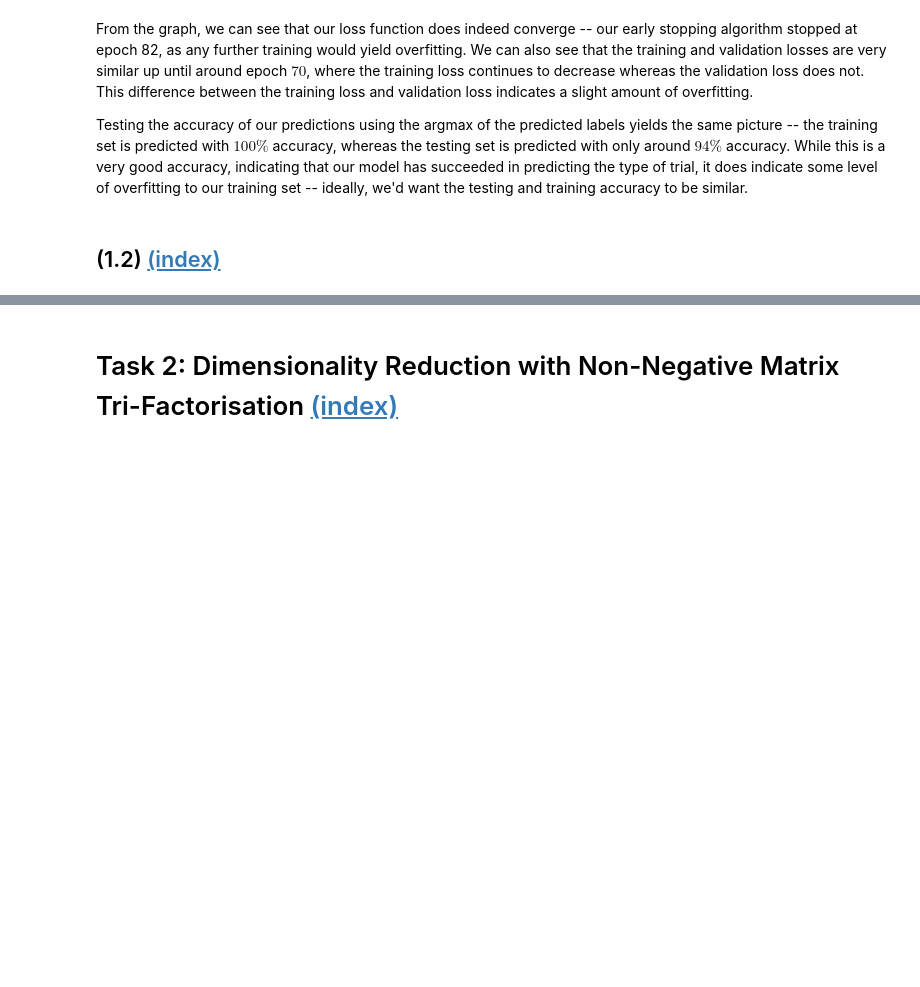
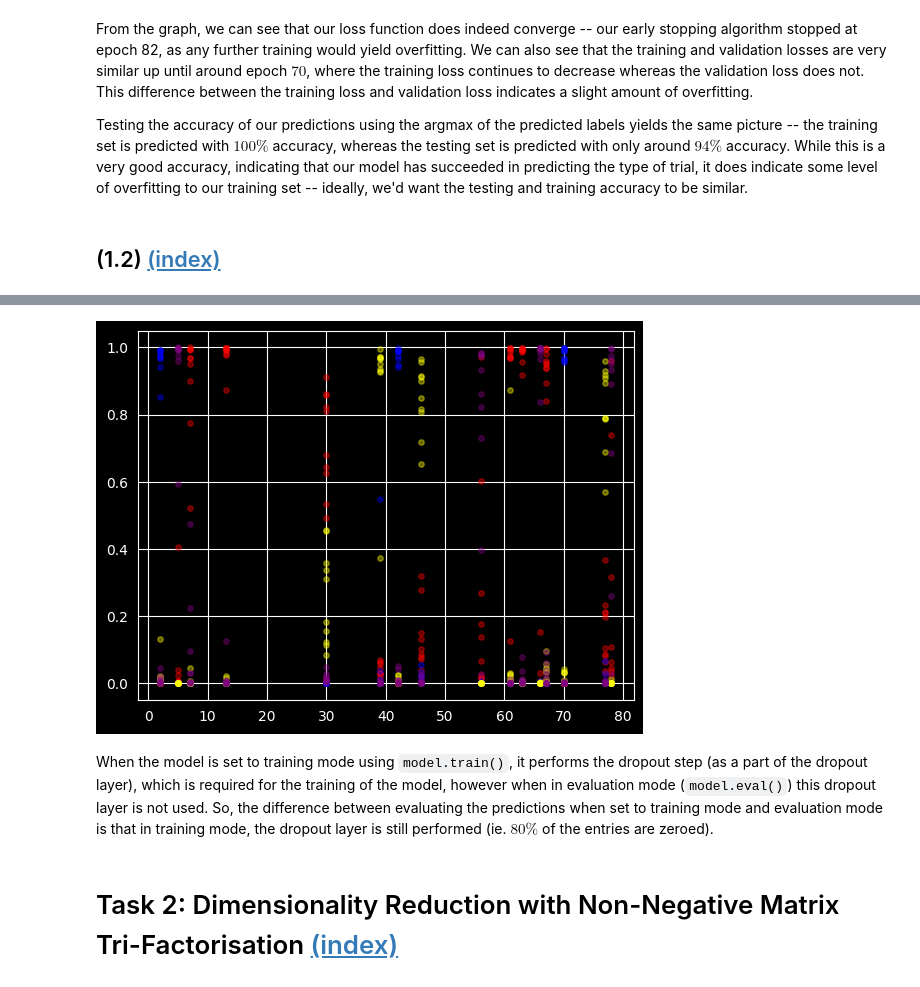
Before and after one commit to typtrue/data-science, a Jupyter notebook: CW2/02404325_Coursework2_Part1.ipynb, the cells around one changed output, grey strips where cells are left out. Drawn from its saved outputs; the diff is of its cells as text; code cells hidden in the pictures; blank space fills up the shorter version.

```diff
--- a/CW2/02404325_Coursework2_Part1.ipynb
+++ b/CW2/02404325_Coursework2_Part1.ipynb
@@ -63,6 +63,9 @@ y_train = y_r[train_idx, 0]
 
 y_test = np.array([subst_dict[y] for y in y_test])
 y_train = np.array([subst_dict[y] for y in y_train])
+
+N_trials_tr = len(train_idx)
+N_trials_te = len(test_idx)
 # %% [markdown]
 <a name="task-1"></a>
 
@@ -277,3 +282,10 @@ Testing the accuracy of our predictions using the argmax of the predicted labels
 <a name="task-12"></a>
 
 ## (1.2) [(index)](#index-task-12)
+# %%
+model.train()
+preds = np.zeros((10, N_trials_te, len(classes)))
+for inputs_te, _ in test_loader:
+    for j in range(10):
+        pred = torch.softmax(model(inputs_te), 1).detach().numpy()
+        preds[j, :, :] = pred
@@ -280,3 +310,14 @@ Testing the accuracy of our predictions using the argmax of the predicted labels
+# %%
+colours = ["r", "b", "yellow", "purple"]
+
+for i in range(preds.shape[2]):
+    xs = np.tile(np.array(test_idx)[list(range(N_trials_te))], 10)
+    ys = preds[:, :, i].reshape(-1)
+    plt.scatter(xs, ys, 15, colours[i], alpha=0.4)
+# %% [output]
+[figure, added]
+# %% [markdown]
+When the model is set to training mode using `model.train()`, it performs the dropout step (as a part of the dropout layer), which is required for the training of the model, however when in evaluation mode (`model.eval()`) this dropout layer is not used. So, the difference between evaluating the predictions when set to training mode and evaluation mode is that in training mode, the dropout layer is still performed (ie. $80\%$ of the entries are zeroed).
 # %% [markdown]
 <a name="task-2"></a>
 
```
Also changed, not shown: parts of 4 cells of this notebook.
